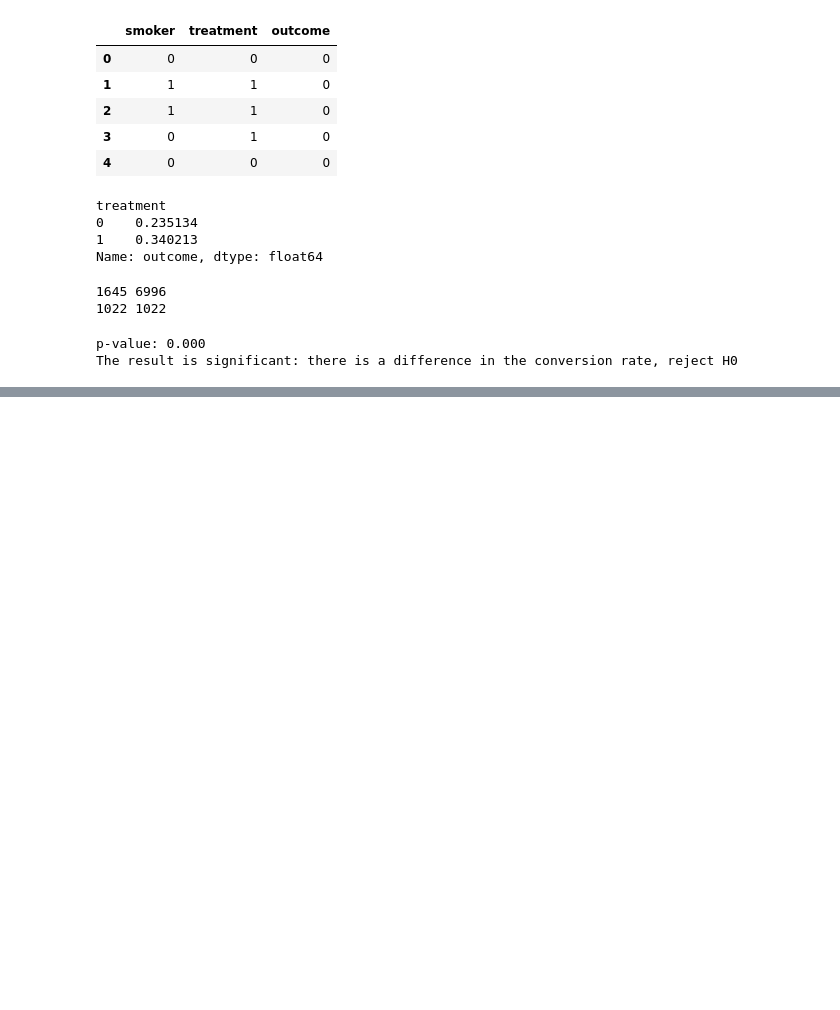
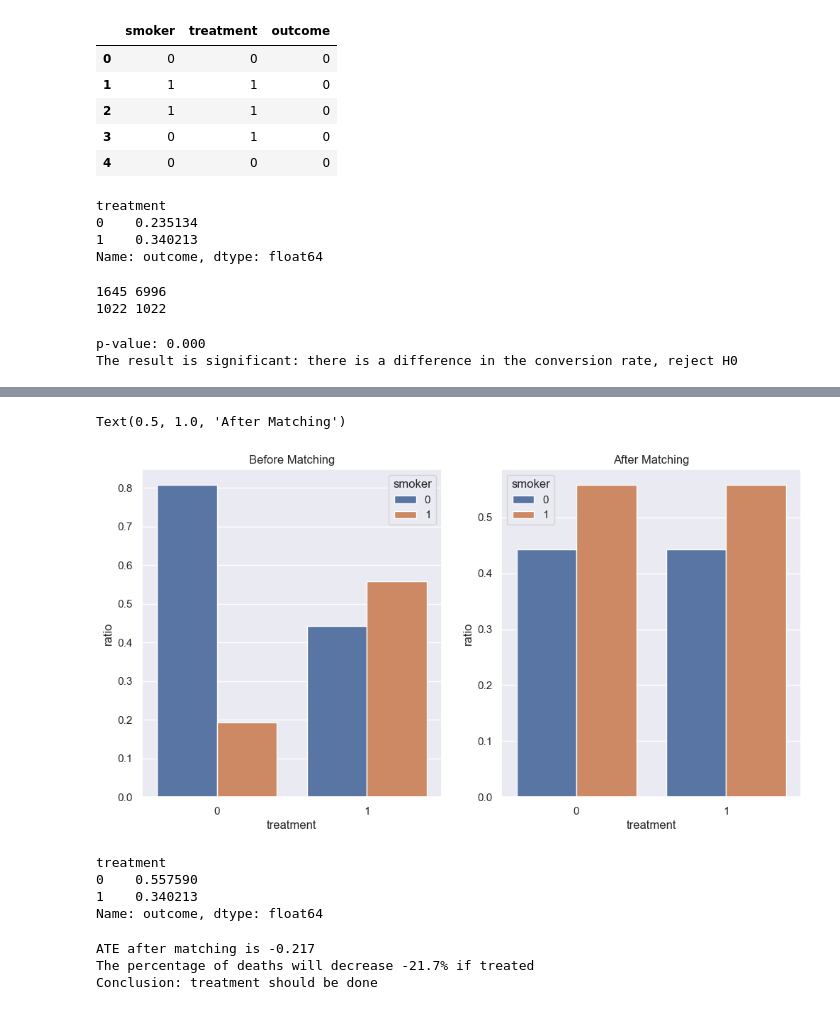
Before and after one commit to adhal007/Data-Science-with-Python, a Jupyter notebook: simple_matching.ipynb, the cells around one changed output, grey strips where cells are left out. Saved outputs shown, nothing was run; the diff lists cells and outputs as text; code cells hidden in the pictures; blank space fills up the shorter version.

```diff
--- a/simple_matching.ipynb
+++ b/simple_matching.ipynb
@@ -68,0 +127,4 @@ The result is significant: there is a difference in the conversion rate, reject
+# %%
+treatment = df[df.treatment==1]
+control = df[df.treatment==0]
+treatment = treatment.reset_index(drop=True)
@@ -68,0 +227,45 @@ The result is significant: there is a difference in the conversion rate, reject
+# %%
+fig, ax = plt.subplots(1, 2, figsize=(12, 6))
+
+sns.barplot(
+    data=smoker_ratio,
+    x='treatment',
+    y='ratio',
+    hue='smoker',
+    ax=ax[0],
+)
+
+ax[0].set_title('Before Matching')
+
+sns.barplot(
+    data=smoker_ratio_matched,
+    x='treatment',
+    y='ratio',
+    hue='smoker',
+    ax=ax[1],
+)
+
+ax[1].set_title('After Matching')
+# %% [output]
+Text(0.5, 1.0, 'After Matching')
+[figure, added]
+# %%
+df_matched.groupby('treatment')['outcome'].mean()
+# %% [output]
+treatment
+0    0.557590
+1    0.340213
+Name: outcome, dtype: float64
+# %%
+death_rate_control_matched = df_matched.groupby('treatment')['outcome'].mean()[0]
+death_rate_treatment_matched = df_matched.groupby('treatment')['outcome'].mean()[1]
+
+ate_matched = death_rate_treatment_matched - death_rate_control_matched
+
+print(f'ATE after matching is {ate_matched:.3f}')
+print(f'The percentage of deaths will decrease {ate_matched:.1%} if treated')
+print('Conclusion: treatment should be done')
+# %% [output]
+ATE after matching is -0.217
+The percentage of deaths will decrease -21.7% if treated
+Conclusion: treatment should be done
```
Also changed, not shown: parts of 12 cells of this notebook, 9 other files.
